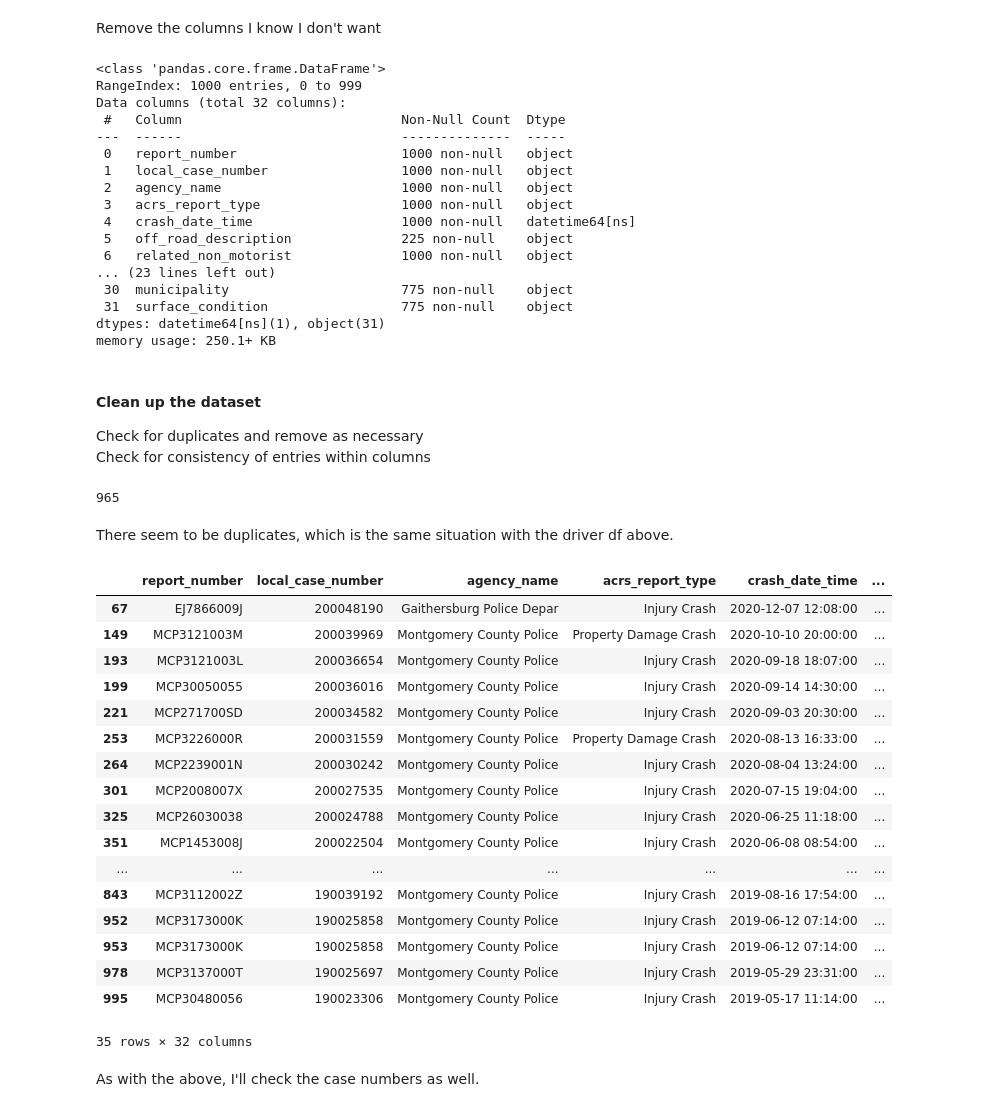
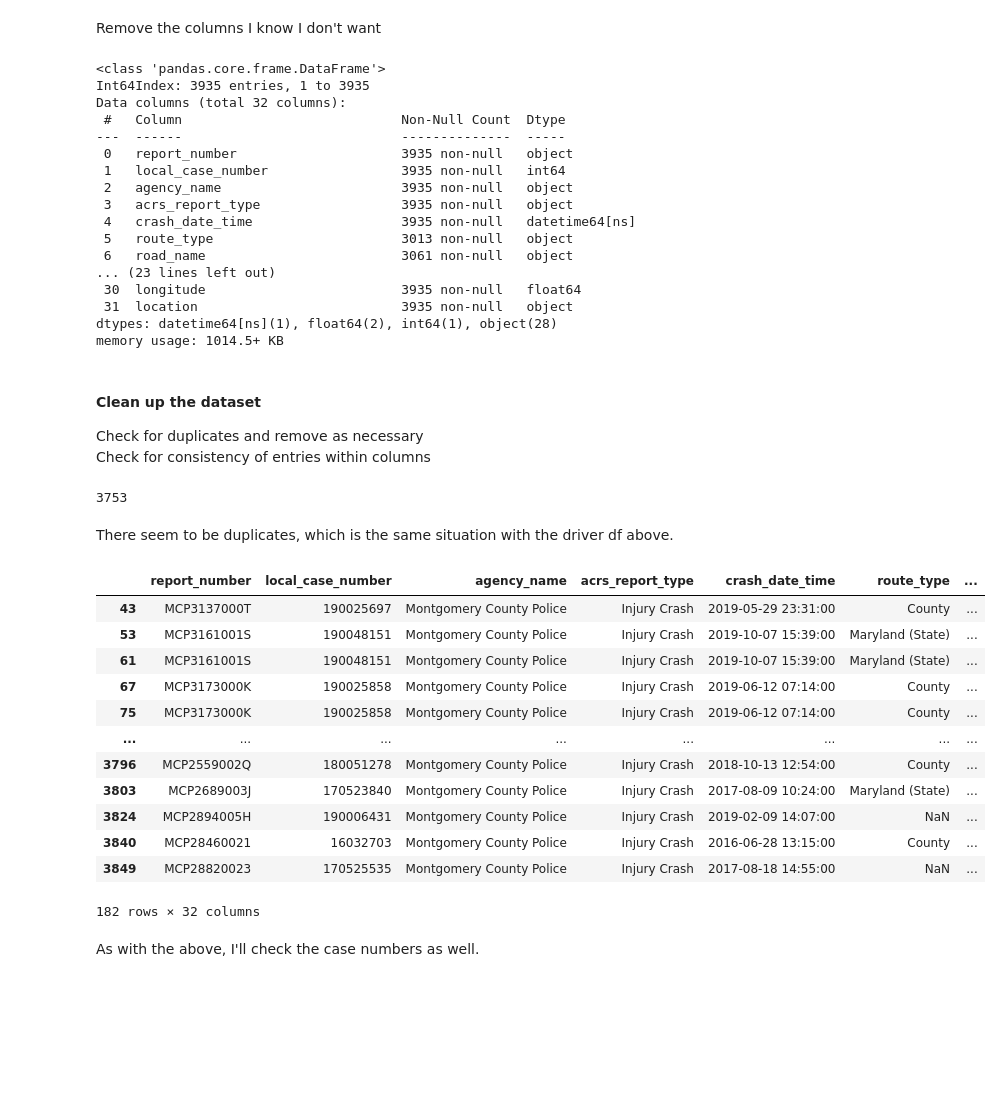
Before and after one commit to MEGlantz/Data205, a Jupyter notebook: visionzerodata.ipynb, the cells around one changed output. Saved outputs shown, nothing was run; the diff lists cells and outputs as text; code cells hidden in the pictures; blank space fills up the shorter version.

Commit message:
More EDA of Montgomery County, Maryland, and DC Data

```diff
--- a/visionzerodata.ipynb
+++ b/visionzerodata.ipynb
@@ -47,0 +98,13 @@ nonmotoristdf.head()
+# %%
+# Set column names for consistency
+
+col_names_nonmotoristdf = ['report_number', 'local_case_number', 'agency_name', 'acrs_report_type', 'crash_date_time', 'route_type',
+                     'road_name', 'cross_street_type', 'cross_street_name', 'off_road_description', 'municipality', 'related_non_motorist',
+                     'collision_type', 'weather', 'surface_condition', 'light', 'traffic_control', 'driver_substance_abuse', 'non_motorist_substance_abuse',
+                     'person_id', 'pedestrian_type', 'pedestrian_movement', 'pedestrian_actions', 'pedestrian_location', 'pedestrian_obeyed_traffic_signal',
+                     'pedestrian_visibility','at_fault', 'injury_severity', 'safety_equipment', 'latitude', 'longitude', 'location']
+# %%
+nonmotoristdf = pd.read_csv("https://data.montgomerycountymd.gov/api/views/n7fk-dce5/rows.csv?accessType=DOWNLOAD", low_memory = False, names = col_names_nonmotoristdf,  skiprows = 1, header = None, index_col = False)
+nonmotoristdf.head()
+nonmotoristdf.info()
+nonmotoristdf.head()
@@ -1447,0 +1590,5 @@ memory usage: 304.8+ KB
+# %%
+# Drop the first row --- the duplicated headers
+
+nonmotoristdf = nonmotoristdf.drop(nonmotoristdf.index[0])
+nonmotoristdf.head()
@@ -1472,28 +1627,25 @@ memory usage: 304.8+ KB
 # %% [markdown]
 Remove the columns I know I don't want
-# %%
-# I already know from the driver's info that I'm not interested in columns 26 through 32, so I will drop them now.
-nonmotoristdf.drop(nonmotoristdf.iloc[:, 26:33], inplace = True, axis = 1)
 # %%
 nonmotoristdf.info()
 # %% [output]
 <class 'pandas.core.frame.DataFrame'>
-RangeIndex: 1000 entries, 0 to 999
+Int64Index: 3935 entries, 1 to 3935
 Data columns (total 32 columns):
  #   Column                            Non-Null Count  Dtype
 ---  ------                            --------------  -----
- 0   report_number                     1000 non-null   object
- 1   local_case_number                 1000 non-null   object
- 2   agency_name                       1000 non-null   object
- 3   acrs_report_type                  1000 non-null   object
- 4   crash_date_time                   1000 non-null   datetime64[ns]
- 5   off_road_description              225 non-null    object
- 6   related_non_motorist              1000 non-null   object
+ 0   report_number                     3935 non-null   object
+ 1   local_case_number                 3935 non-null   int64
+ 2   agency_name                       3935 non-null   object
+ 3   acrs_report_type                  3935 non-null   object
+ 4   crash_date_time                   3935 non-null   datetime64[ns]
+ 5   route_type                        3013 non-null   object
+ 6   road_name                         3061 non-null   object
 ... (23 lines left out)
- 30  municipality                      775 non-null    object
- 31  surface_condition                 775 non-null    object
-dtypes: datetime64[ns](1), object(31)
-memory usage: 250.1+ KB
+ 30  longitude                         3935 non-null   float64
+ 31  location                          3935 non-null   object
+dtypes: datetime64[ns](1), float64(2), int64(1), object(28)
+memory usage: 1014.5+ KB
 # %% [markdown]
 #### Clean up the dataset
 Check for duplicates and remove as necessary
@@ -1502,31 +1654,26 @@ Check for consistency of entries within columns
 nonmotoristrprts = nonmotoristdf.report_number
 nonmotoristrprts.nunique()
 # %% [output]
-965
+3753
 # %% [markdown]
 There seem to be duplicates, which is the same situation with the driver df above.
 # %%
 duplicateRowsDF2 = nonmotoristdf[nonmotoristdf.duplicated('report_number')]
-asduplicateRowsDF2
+duplicateRowsDF2
 # %% [output]
-|  | report_number | local_case_number | agency_name | acrs_report_type | crash_date_time | ... |
-| 67 | EJ7866009J | 200048190 | Gaithersburg Police Depar | Injury Crash | 2020-12-07 12:08:00 | ... |
-| 149 | MCP3121003M | 200039969 | Montgomery County Police | Property Damage Crash | 2020-10-10 20:00:00 | ... |
-| 193 | MCP3121003L | 200036654 | Montgomery County Police | Injury Crash | 2020-09-18 18:07:00 | ... |
-| 199 | MCP30050055 | 200036016 | Montgomery County Police | Injury Crash | 2020-09-14 14:30:00 | ... |
-| 221 | MCP271700SD | 200034582 | Montgomery County Police | Injury Crash | 2020-09-03 20:30:00 | ... |
-| 253 | MCP3226000R | 200031559 | Montgomery County Police | Property Damage Crash | 2020-08-13 16:33:00 | ... |
-| 264 | MCP2239001N | 200030242 | Montgomery County Police | Injury Crash | 2020-08-04 13:24:00 | ... |
-| 301 | MCP2008007X | 200027535 | Montgomery County Police | Injury Crash | 2020-07-15 19:04:00 | ... |
-| 325 | MCP26030038 | 200024788 | Montgomery County Police | Injury Crash | 2020-06-25 11:18:00 | ... |
-| 351 | MCP1453008J | 200022504 | Montgomery County Police | Injury Crash | 2020-06-08 08:54:00 | ... |
-| ... | ... | ... | ... | ... | ... | ... |
-| 843 | MCP3112002Z | 190039192 | Montgomery County Police | Injury Crash | 2019-08-16 17:54:00 | ... |
-| 952 | MCP3173000K | 190025858 | Montgomery County Police | Injury Crash | 2019-06-12 07:14:00 | ... |
-| 953 | MCP3173000K | 190025858 | Montgomery County Police | Injury Crash | 2019-06-12 07:14:00 | ... |
-| 978 | MCP3137000T | 190025697 | Montgomery County Police | Injury Crash | 2019-05-29 23:31:00 | ... |
-| 995 | MCP30480056 | 190023306 | Montgomery County Police | Injury Crash | 2019-05-17 11:14:00 | ... |
+|  | report_number | local_case_number | agency_name | acrs_report_type | crash_date_time | route_type | ... |
+| 43 | MCP3137000T | 190025697 | Montgomery County Police | Injury Crash | 2019-05-29 23:31:00 | County | ... |
+| 53 | MCP3161001S | 190048151 | Montgomery County Police | Injury Crash | 2019-10-07 15:39:00 | Maryland (State) | ... |
+| 61 | MCP3161001S | 190048151 | Montgomery County Police | Injury Crash | 2019-10-07 15:39:00 | Maryland (State) | ... |
+| 67 | MCP3173000K | 190025858 | Montgomery County Police | Injury Crash | 2019-06-12 07:14:00 | County | ... |
+| 75 | MCP3173000K | 190025858 | Montgomery County Police | Injury Crash | 2019-06-12 07:14:00 | County | ... |
+| ... | ... | ... | ... | ... | ... | ... | ... |
+| 3796 | MCP2559002Q | 180051278 | Montgomery County Police | Injury Crash | 2018-10-13 12:54:00 | County | ... |
+| 3803 | MCP2689003J | 170523840 | Montgomery County Police | Injury Crash | 2017-08-09 10:24:00 | Maryland (State) | ... |
+| 3824 | MCP2894005H | 190006431 | Montgomery County Police | Injury Crash | 2019-02-09 14:07:00 | NaN | ... |
+| 3840 | MCP28460021 | 16032703 | Montgomery County Police | Injury Crash | 2016-06-28 13:15:00 | County | ... |
+| 3849 | MCP28820023 | 170525535 | Montgomery County Police | Injury Crash | 2017-08-18 14:55:00 | NaN | ... |
-35 rows × 32 columns
+182 rows × 32 columns
 # %% [markdown]
 As with the above, I'll check the case numbers as well.
 # %%
```
Also changed, not shown: parts of 190 cells of this notebook, 4 other files.
